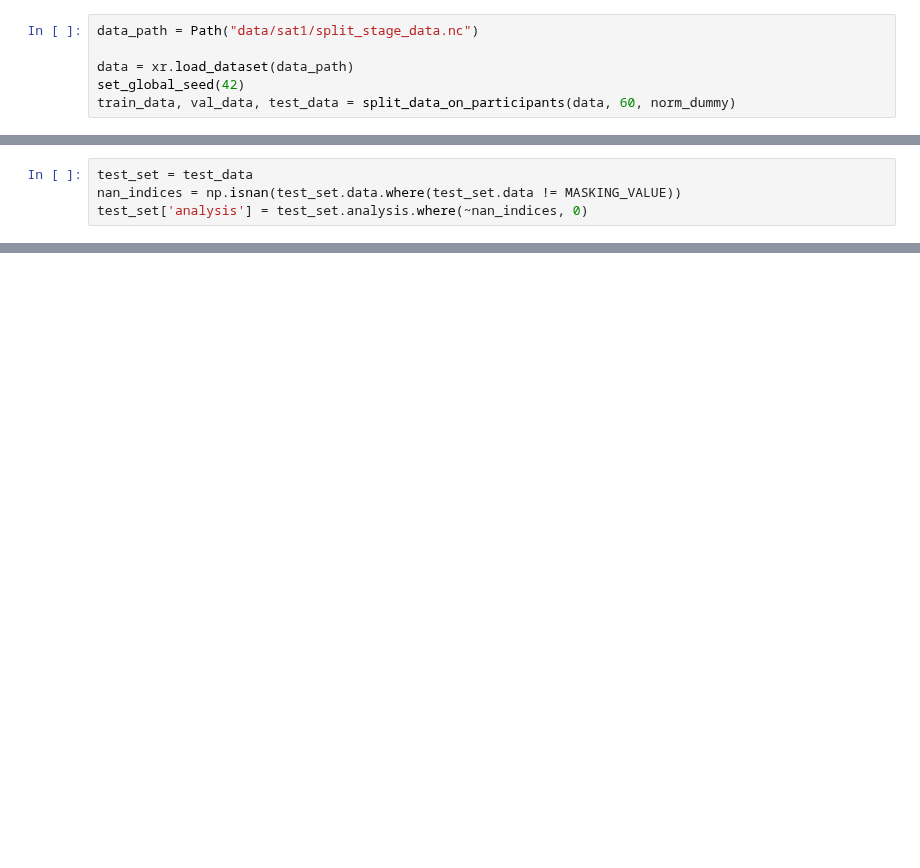
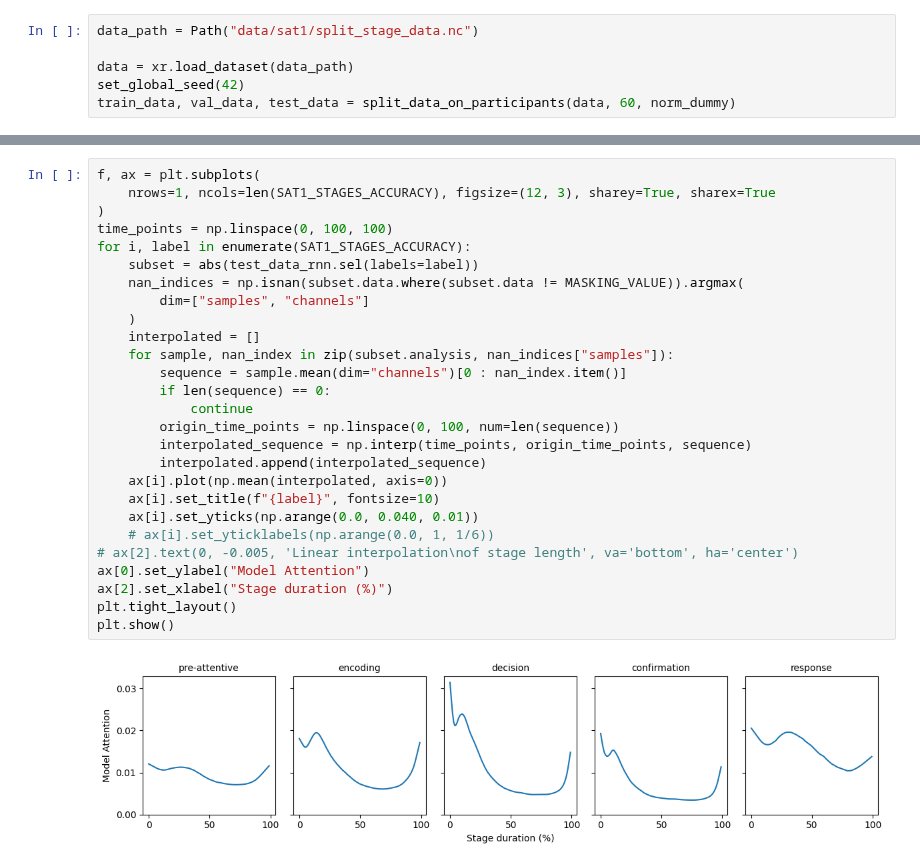
Before and after one commit to rickdott/hmp-ai, a Jupyter notebook: gradients_rnn.ipynb, the cells around one changed output, grey strips where cells are left out. Cells and saved outputs as stored; diff of their text form; blank space fills up the shorter version.

```diff
--- a/gradients_rnn.ipynb
+++ b/gradients_rnn.ipynb
@@ -108,4 +109,0 @@ Data variables:
-# %%
-test_set = test_data
-nan_indices = np.isnan(test_set.data.where(test_set.data != MASKING_VALUE))
-test_set['analysis'] = test_set.analysis.where(~nan_indices, 0)
@@ -147,0 +158,29 @@ plt.show()
+# %%
+f, ax = plt.subplots(
+    nrows=1, ncols=len(SAT1_STAGES_ACCURACY), figsize=(12, 3), sharey=True, sharex=True
+)
+time_points = np.linspace(0, 100, 100)
+for i, label in enumerate(SAT1_STAGES_ACCURACY):
+    subset = abs(test_data_rnn.sel(labels=label))
+    nan_indices = np.isnan(subset.data.where(subset.data != MASKING_VALUE)).argmax(
+        dim=["samples", "channels"]
+    )
+    interpolated = []
+    for sample, nan_index in zip(subset.analysis, nan_indices["samples"]):
+        sequence = sample.mean(dim="channels")[0 : nan_index.item()]
+        if len(sequence) == 0:
+            continue
+        origin_time_points = np.linspace(0, 100, num=len(sequence))
+        interpolated_sequence = np.interp(time_points, origin_time_points, sequence)
+        interpolated.append(interpolated_sequence)
+    ax[i].plot(np.mean(interpolated, axis=0))
+    ax[i].set_title(f"{label}", fontsize=10)
+    ax[i].set_yticks(np.arange(0.0, 0.040, 0.01))
+    # ax[i].set_yticklabels(np.arange(0.0, 1, 1/6))
+# ax[2].text(0, -0.005, 'Linear interpolation\nof stage length', va='bottom', ha='center')
+ax[0].set_ylabel("Model Attention")
+ax[2].set_xlabel("Stage duration (%)")
+plt.tight_layout()
+plt.show()
+# %% [output]
+[figure, added]
```
Also changed, not shown: parts of 11 cells of this notebook, 3 other files.
